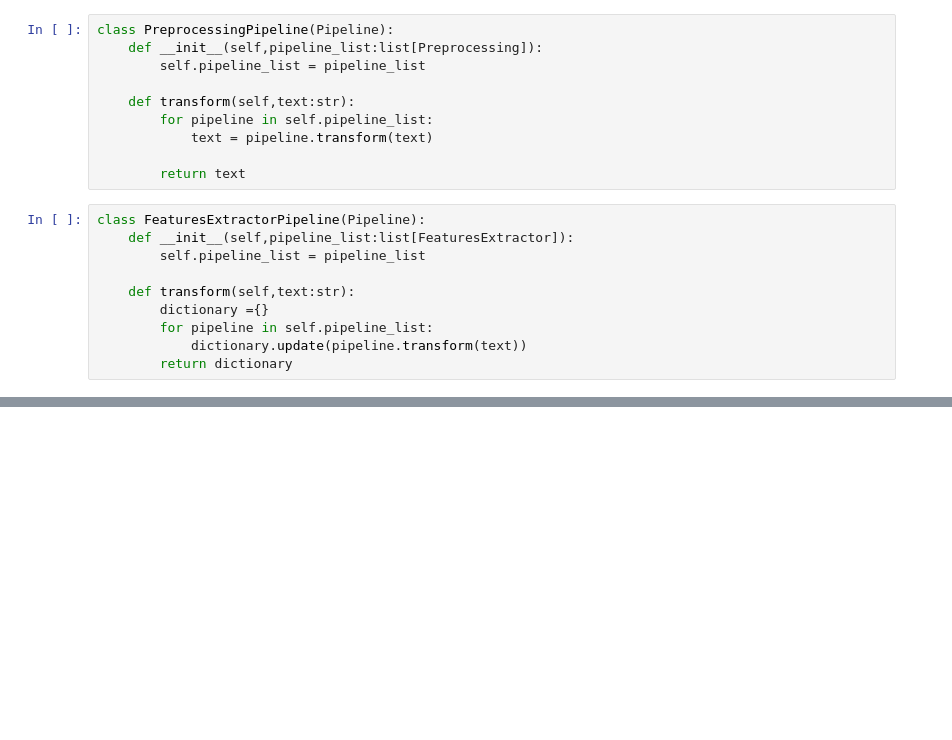
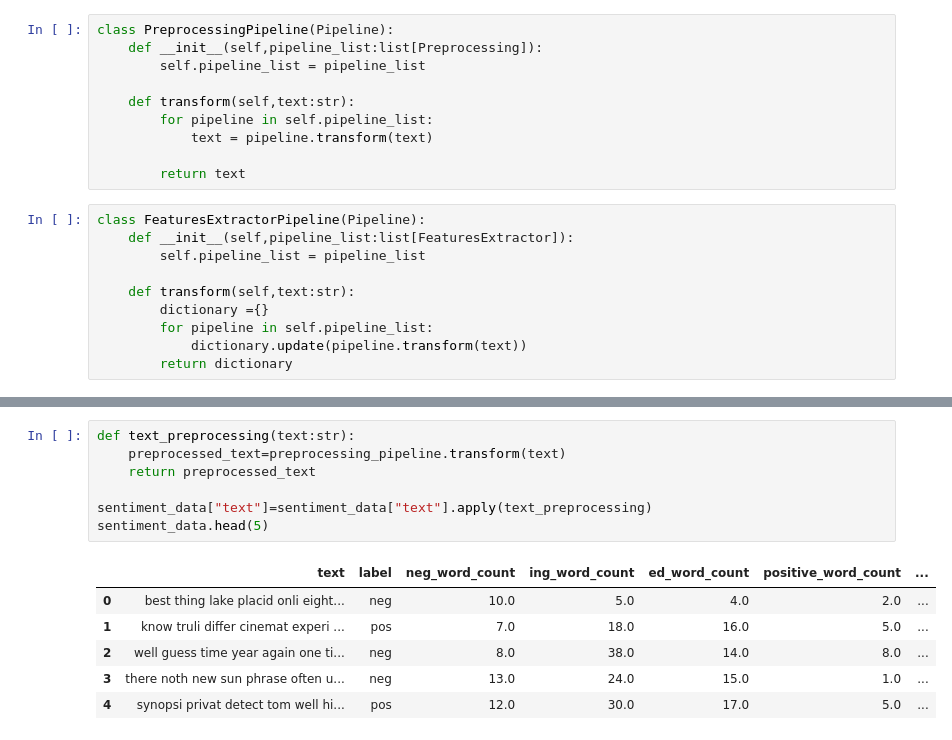
Before and after one commit to amjadAwad95/sentiment-analysis, a Jupyter notebook: main.ipynb, the cells around one changed output, grey strips where cells are left out. Saved outputs shown, nothing was run; the diff lists cells and outputs as text; blank space fills up the shorter version.

```diff
--- a/main.ipynb
+++ b/main.ipynb
@@ -408,0 +470,14 @@ slow...
+# %%
+def text_preprocessing(text:str):
+    preprocessed_text=preprocessing_pipeline.transform(text)
+    return preprocessed_text
+
+sentiment_data["text"]=sentiment_data["text"].apply(text_preprocessing)
+sentiment_data.head(5)
+# %% [output]
+|  | text | label | neg_word_count | ing_word_count | ed_word_count | positive_word_count | ... |
+| 0 | best thing lake placid onli eight... | neg | 10.0 | 5.0 | 4.0 | 2.0 | ... |
+| 1 | know truli differ cinemat experi ... | pos | 7.0 | 18.0 | 16.0 | 5.0 | ... |
+| 2 | well guess time year again one ti... | neg | 8.0 | 38.0 | 14.0 | 8.0 | ... |
+| 3 | there noth new sun phrase often u... | neg | 13.0 | 24.0 | 15.0 | 1.0 | ... |
+| 4 | synopsi privat detect tom well hi... | pos | 12.0 | 30.0 | 17.0 | 5.0 | ... |
```
Also changed, not shown: parts of 5 cells of this notebook.
